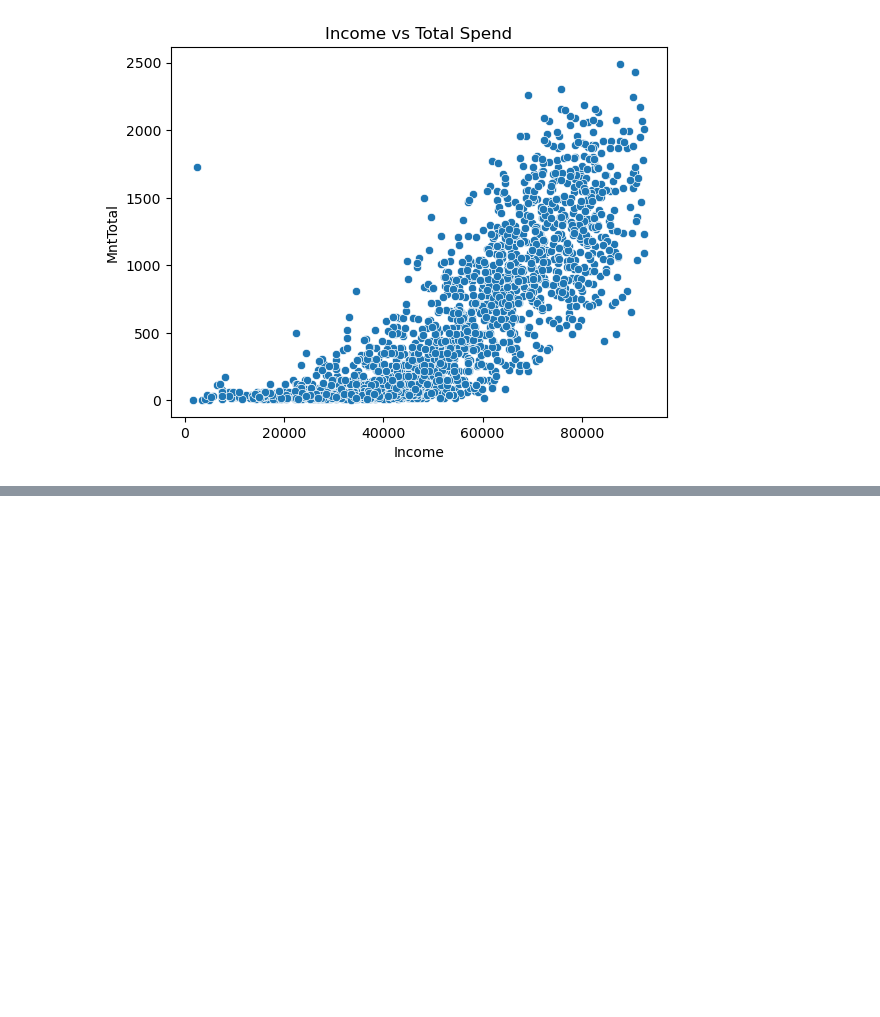
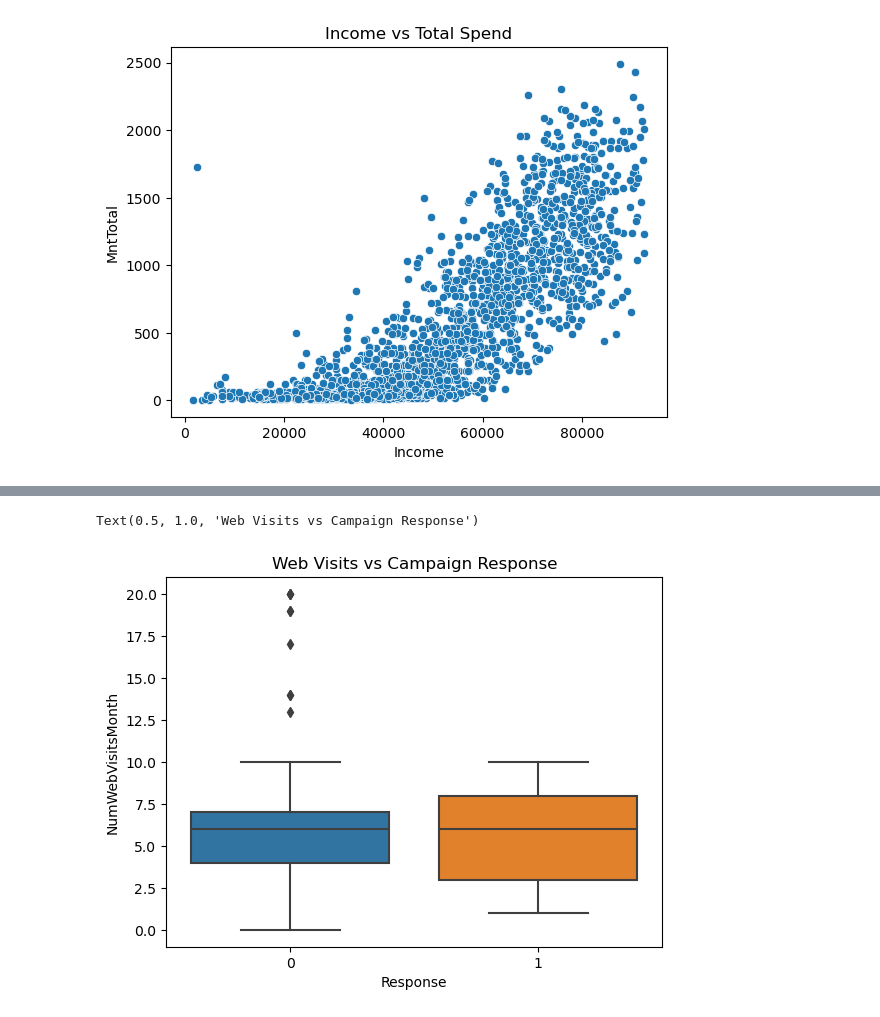
Before and after one commit to fincherc/marketing_project, a Jupyter notebook: food_da.ipynb, the cells around one changed output, grey strips where cells are left out. Cells and saved outputs as stored; diff of their text form; code cells hidden in the pictures; blank space fills up the shorter version.

```diff
--- a/food_da.ipynb
+++ b/food_da.ipynb
@@ -164,0 +191,6 @@ Text(0.5, 1.0, 'Income vs Total Spend')
+# %%
+sns.boxplot(x='Response', y='NumWebVisitsMonth', data=df)
+plt.title("Web Visits vs Campaign Response")
+# %% [output]
+Text(0.5, 1.0, 'Web Visits vs Campaign Response')
+[figure, added]
```
Also changed, not shown: parts of 2 cells of this notebook.
